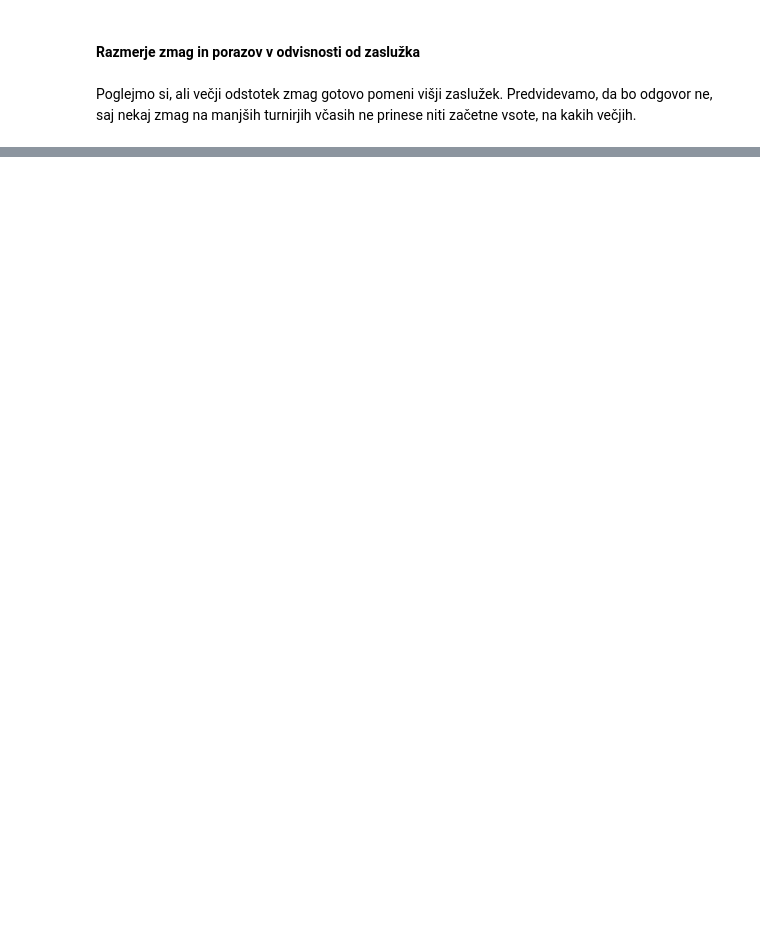
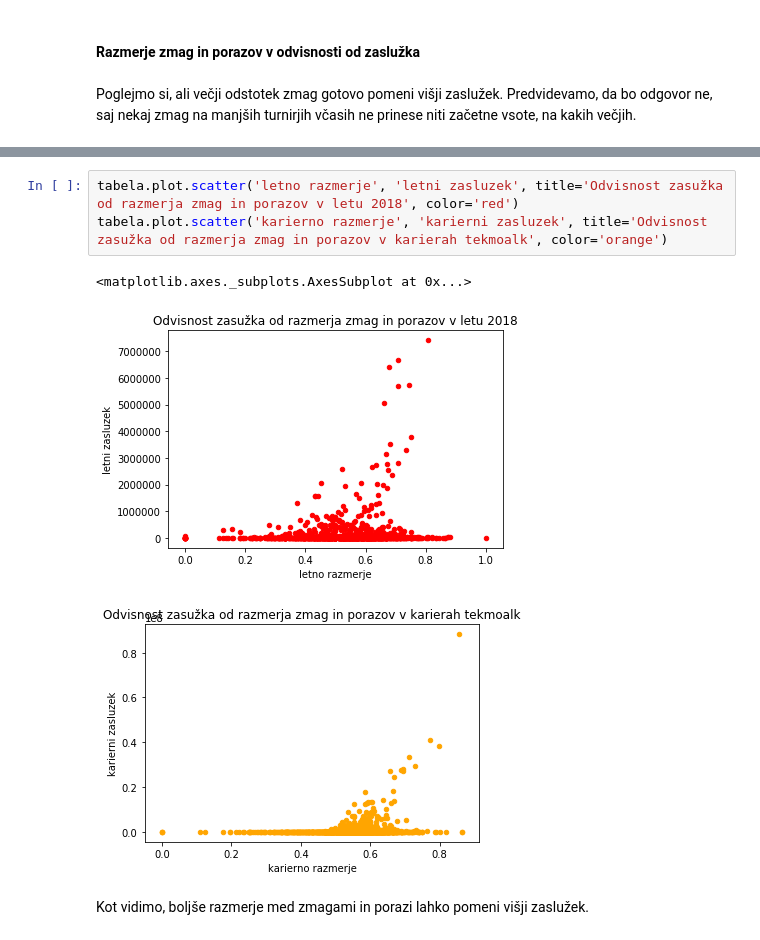
Before and after one commit to evgenijja/prog1, a Jupyter notebook: projektna_naloga.ipynb, the cells around one changed output, grey strips where cells are left out. Saved outputs shown, nothing was run; the diff lists cells and outputs as text; blank space fills up the shorter version.

```diff
--- a/projektna_naloga.ipynb
+++ b/projektna_naloga.ipynb
@@ -373,0 +386,9 @@ pd.DataFrame(nov_slovar)#.plot(figsize=(20, 2.5))
+# %%
+tabela.plot.scatter('letno razmerje', 'letni zasluzek', title='Odvisnost zasužka od razmerja zmag in porazov v letu 2018', color='red')
+tabela.plot.scatter('karierno razmerje', 'karierni zasluzek', title='Odvisnost zasužka od razmerja zmag in porazov v karierah tekmoalk', color='orange')
+# %% [output]
+<matplotlib.axes._subplots.AxesSubplot at 0x...>
+[figure, added]
+[figure, added]
+# %% [markdown]
+Kot vidimo, boljše razmerje med zmagami in porazi lahko pomeni višji zaslužek.
```
Also changed, not shown: parts of 20 cells of this notebook.
